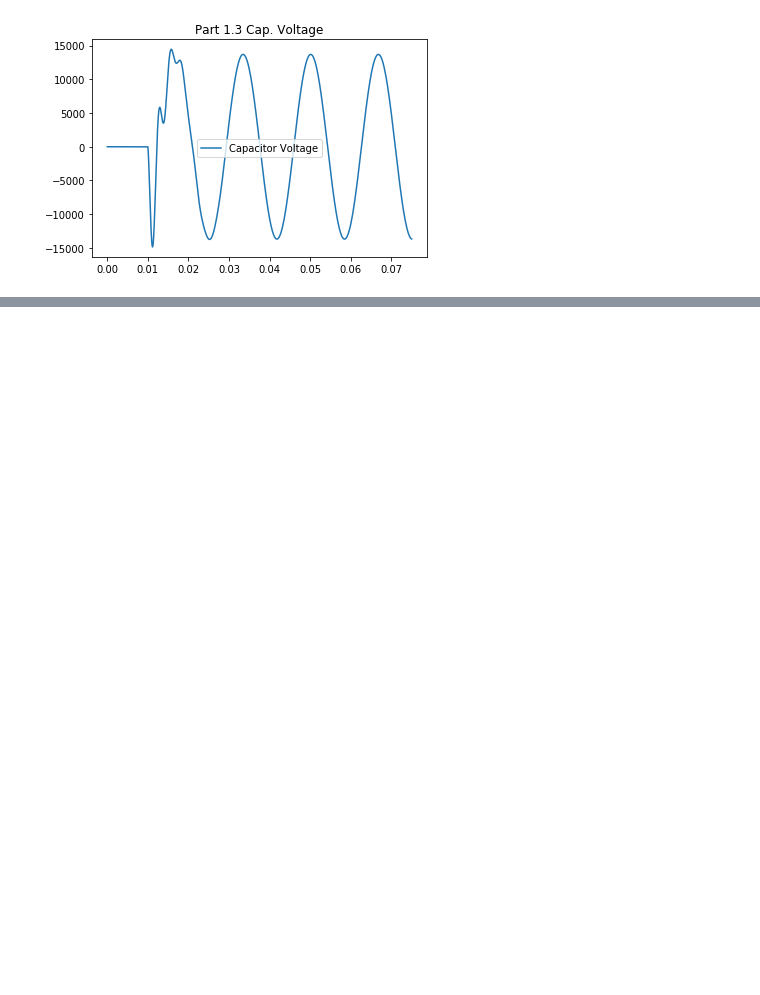
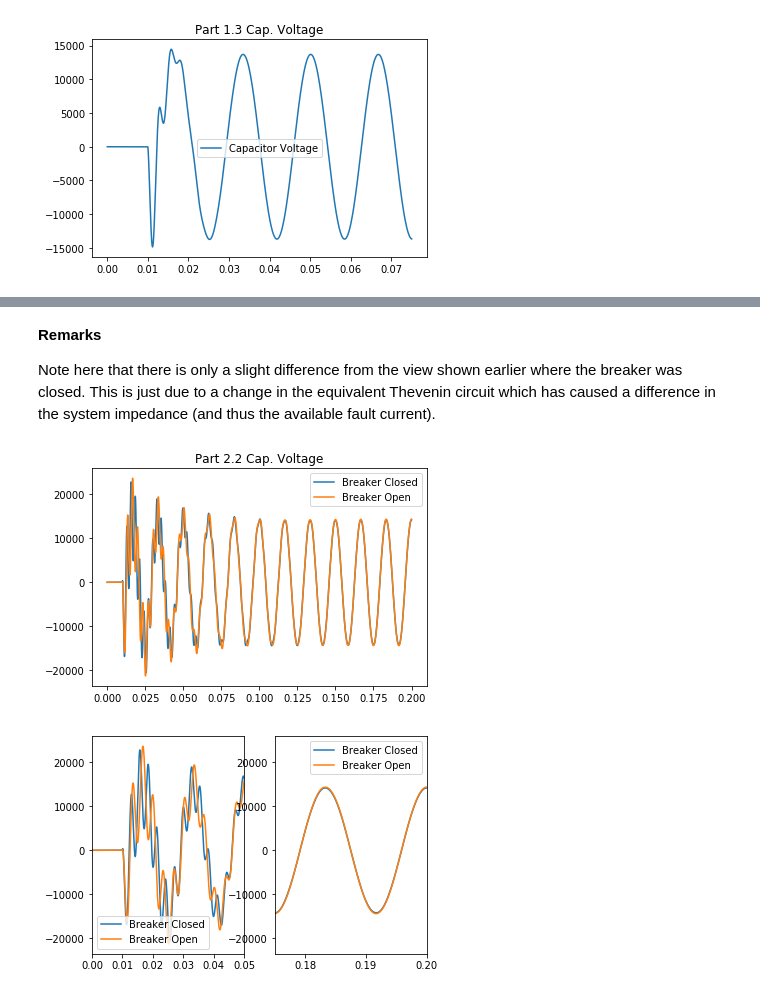
Before and after one commit to engineerjoe440/ece_classes, a Jupyter notebook: ECE524/HWK2/HWK-2.ipynb, the cells around one changed output, grey strips where cells are left out. Drawn from its saved outputs; the diff is of its cells as text; code cells hidden in the pictures; blank space fills up the shorter version.

```diff
--- a/ECE524/HWK2/HWK-2.ipynb
+++ b/ECE524/HWK2/HWK-2.ipynb
@@ -393,0 +480,33 @@ plt.show()
+# %% [markdown]
+**Remarks**
+
+Note here that there is only a slight difference from the view shown earlier where the breaker was closed. This is just due to a change in the equivalent Thevenin circuit which has caused a difference in the system impedance (and thus the available fault current).
+# %%
+# Plot Data From Previous
+plt.plot(t_d,VCAP_d,label="Breaker Closed")
+
+# Load New Data from File
+data = np.genfromtxt("PartDD_data.ADF",delimiter='\t',skip_header=2,usecols=(0,1),unpack=True)
+t_arr, VCAP= data
+
+# Plot Data
+plt.plot(t_arr,VCAP,label="Breaker Open")
+plt.legend()
+plt.title("Part 2.2 Cap. Voltage")
+plt.show()
+
+# Plot Data
+plt.subplot(1,2,1)
+plt.plot(t_d,VCAP_d,label="Breaker Closed")
+plt.plot(t_arr,VCAP,label="Breaker Open")
+plt.legend()
+plt.xlim(0,0.05)
+plt.subplot(1,2,2)
+plt.plot(t_d,VCAP_d,label="Breaker Closed")
+plt.plot(t_arr,VCAP,label="Breaker Open")
+plt.legend()
+plt.xlim(0.175,0.2)
+plt.show()
+# %% [output]
+[figure, added]
+[figure, added]
```
Also changed, not shown: parts of 13 cells of this notebook, 9 other files.
